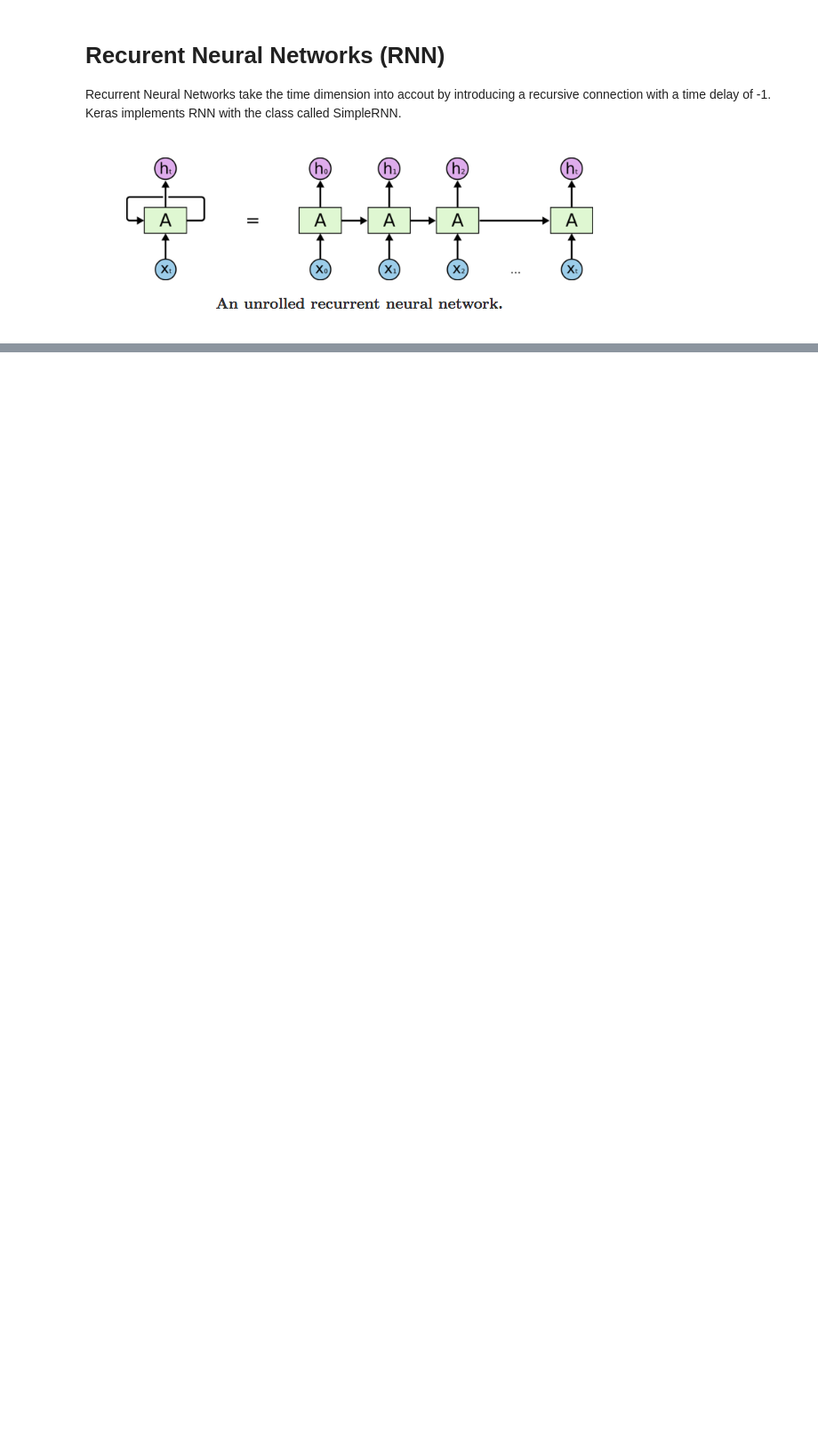
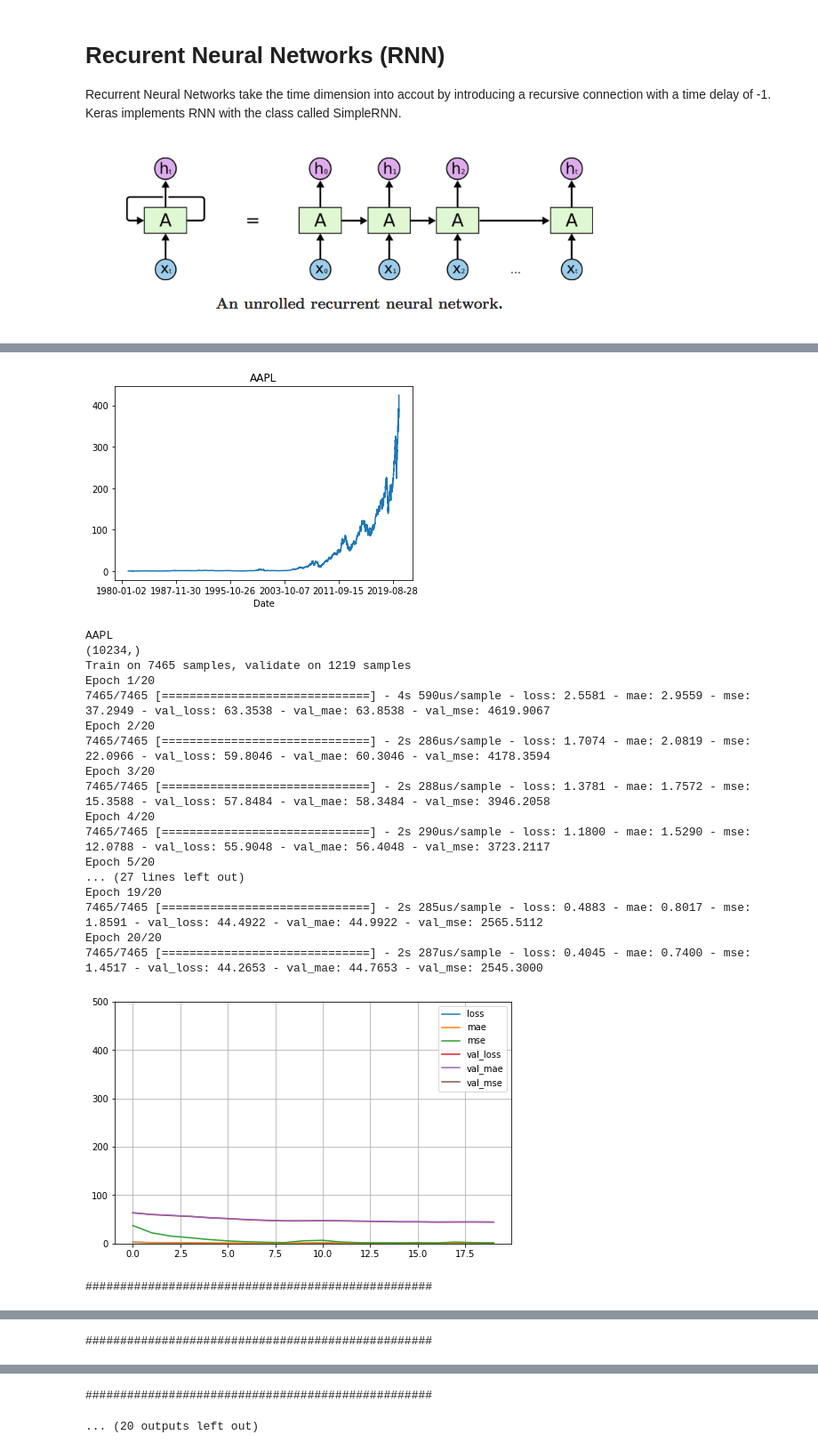
Before and after one commit to gilberto-BE/aifi-bootcamp, a Jupyter notebook: RNN.ipynb, the cells around one changed output, grey strips where cells are left out. Shown at 89% size. Cells and saved outputs as stored; diff of their text form; code cells hidden in the pictures; blank space fills up the shorter version.

```diff
--- a/RNN.ipynb
+++ b/RNN.ipynb
@@ -36 +44,15 @@ Image(filename="rnn.png")
+# %%
+def two_layered_rnn(units=20, input_shape=1, output_shape=1, learning_rate=0.01):
+    model = tf.keras.models.Sequential()
+    model.add(tf.keras.layers.SimpleRNN(units,
+                                        return_sequences=True,
+                                        input_shape=[None, input_shape]))
+    model.add(tf.keras.layers.SimpleRNN(units))
+    model.add(tf.keras.layers.Dense(output_shape))
+    model.compile(
+        optimizer=tf.keras.optimizers.RMSprop(learning_rate),
+        loss=tf.keras.losses.Huber(),
+        metrics=['mae', 'mse'])
+
+    return model
 # %%
@@ -90,0 +99,24 @@ BA
+# %%
+model = two_layered_rnn()
+training_loop(model)
+# %% [output]
+[figure, added]
+AAPL
+(10234,)
+Train on 7465 samples, validate on 1219 samples
+Epoch 1/20
+7465/7465 [==============================] - 4s 590us/sample - loss: 2.5581 - mae: 2.9559 - mse: 37.2949 - val_loss: 63.3538 - val_mae: 63.8538 - val_mse: 4619.9067
+Epoch 2/20
+7465/7465 [==============================] - 2s 286us/sample - loss: 1.7074 - mae: 2.0819 - mse: 22.0966 - val_loss: 59.8046 - val_mae: 60.3046 - val_mse: 4178.3594
+Epoch 3/20
+7465/7465 [==============================] - 2s 288us/sample - loss: 1.3781 - mae: 1.7572 - mse: 15.3588 - val_loss: 57.8484 - val_mae: 58.3484 - val_mse: 3946.2058
+Epoch 4/20
+7465/7465 [==============================] - 2s 290us/sample - loss: 1.1800 - mae: 1.5290 - mse: 12.0788 - val_loss: 55.9048 - val_mae: 56.4048 - val_mse: 3723.2117
+Epoch 5/20
+... (27 lines left out)
+Epoch 19/20
+7465/7465 [==============================] - 2s 285us/sample - loss: 0.4883 - mae: 0.8017 - mse: 1.8591 - val_loss: 44.4922 - val_mae: 44.9922 - val_mse: 2565.5112
+Epoch 20/20
+7465/7465 [==============================] - 2s 287us/sample - loss: 0.4045 - mae: 0.7400 - mse: 1.4517 - val_loss: 44.2653 - val_mae: 44.7653 - val_mse: 2545.3000
+[figure, added]
+##################################################
@@ -90,0 +142 @@ BA
+##################################################
@@ -90,0 +162,2 @@ BA
+##################################################
+... (20 outputs left out)
```
Also changed, not shown: parts of 11 cells of this notebook, 3 other files.
